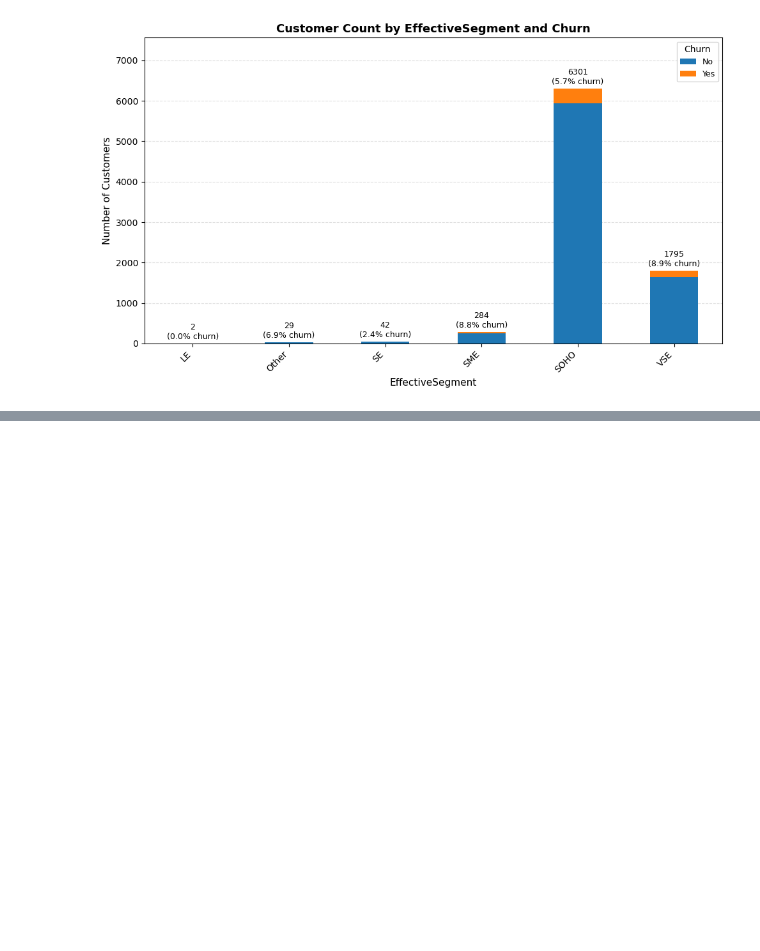
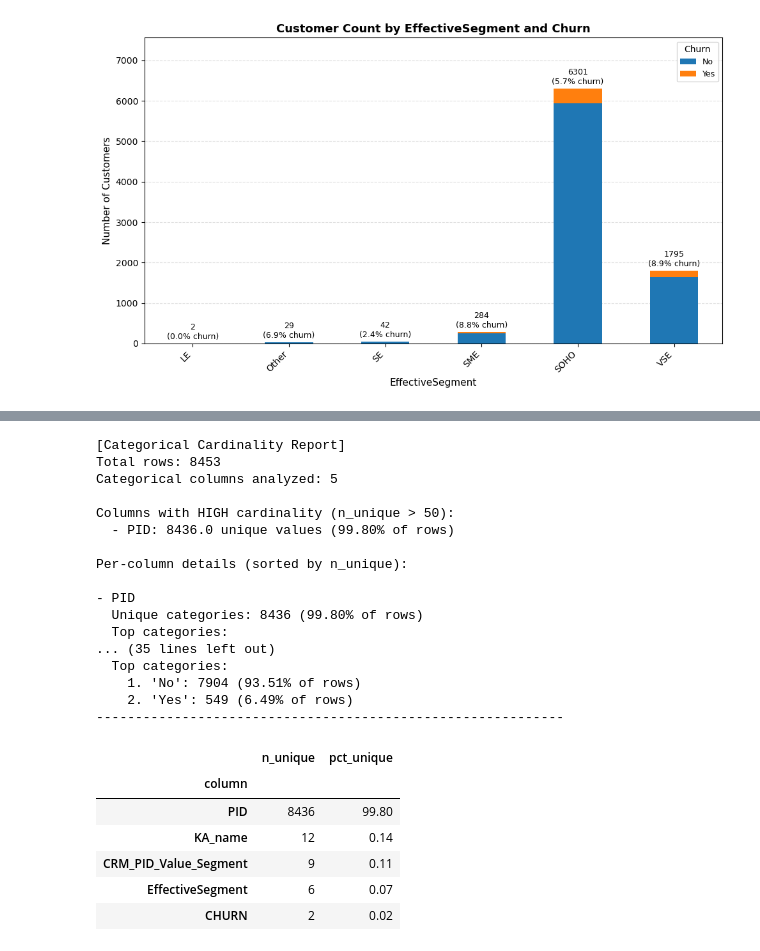
Before and after one commit to malikissa/telco-churn, a Jupyter notebook: notebooks/01_eda.ipynb, the cells around one changed output, grey strips where cells are left out. Saved outputs shown, nothing was run; the diff lists cells and outputs as text; code cells hidden in the pictures; blank space fills up the shorter version.

```diff
--- a/notebooks/01_eda.ipynb
+++ b/notebooks/01_eda.ipynb
@@ -290,0 +427,27 @@ plt.show()
+# %%
+report_categorical_cardinality(df, cat_cols = cat_cols)
+# %% [output]
+[Categorical Cardinality Report]
+Total rows: 8453
+Categorical columns analyzed: 5
+
+Columns with HIGH cardinality (n_unique > 50):
+  - PID: 8436.0 unique values (99.80% of rows)
+
+Per-column details (sorted by n_unique):
+
+- PID
+  Unique categories: 8436 (99.80% of rows)
+  Top categories:
+... (35 lines left out)
+  Top categories:
+    1. 'No': 7904 (93.51% of rows)
+    2. 'Yes': 549 (6.49% of rows)
+------------------------------------------------------------
+|  | n_unique | pct_unique |
+| column |  |  |
+| PID | 8436 | 99.80 |
+| KA_name | 12 | 0.14 |
+| CRM_PID_Value_Segment | 9 | 0.11 |
+| EffectiveSegment | 6 | 0.07 |
+| CHURN | 2 | 0.02 |
```
Also changed, not shown: parts of 8 cells of this notebook.
